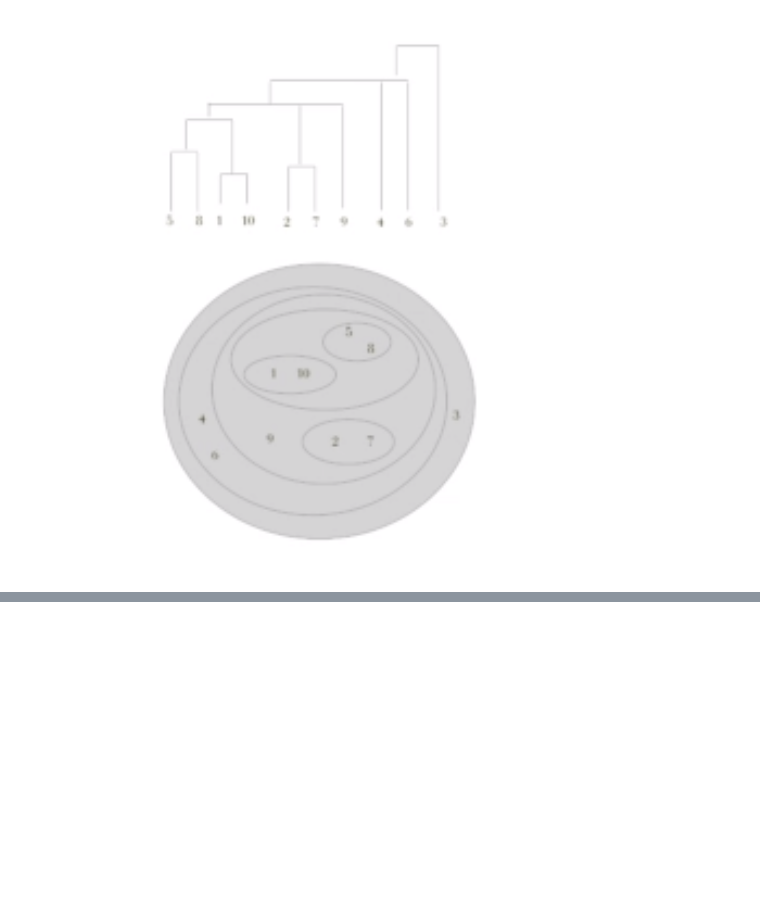
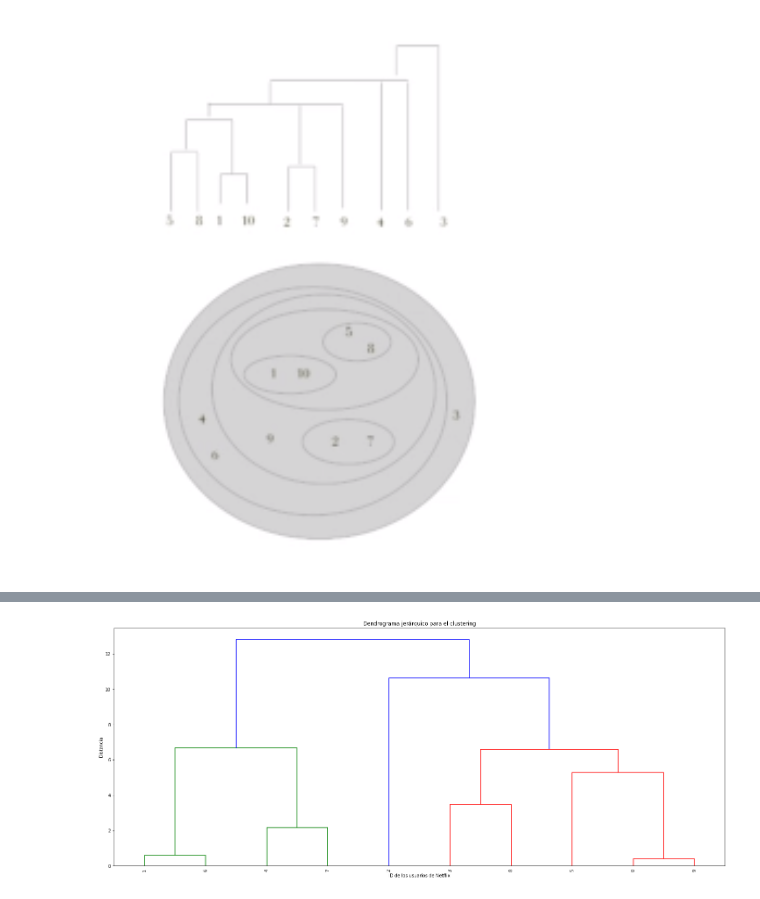
Before and after one commit to pierjv/course-python, a Jupyter notebook: notebooks/T6 -1 - Distancias.ipynb, the cells around one changed output, grey strips where cells are left out. Drawn from its saved outputs; the diff is of its cells as text; code cells hidden in the pictures; blank space fills up the shorter version.

```diff
--- a/notebooks/T6 -1 - Distancias.ipynb
+++ b/notebooks/T6 -1 - Distancias.ipynb
@@ -346,0 +370,2 @@ Image(filename="../imgs/cluster.png")
+# %%
+Z = linkage(data[movies],"ward")
@@ -346,0 +384,9 @@ Image(filename="../imgs/cluster.png")
+# %%
+plt.figure(figsize=(25,10))
+plt.title("Dendrograma jerárquico para el clustering")
+plt.xlabel("ID de los usuarios de Netflix")
+plt.ylabel("Distancia")
+dendrogram(Z,leaf_rotation=90.,leaf_font_size=10)
+plt.show()
+# %% [output]
+[figure, added]
```
Also changed, not shown: parts of 10 cells of this notebook.
